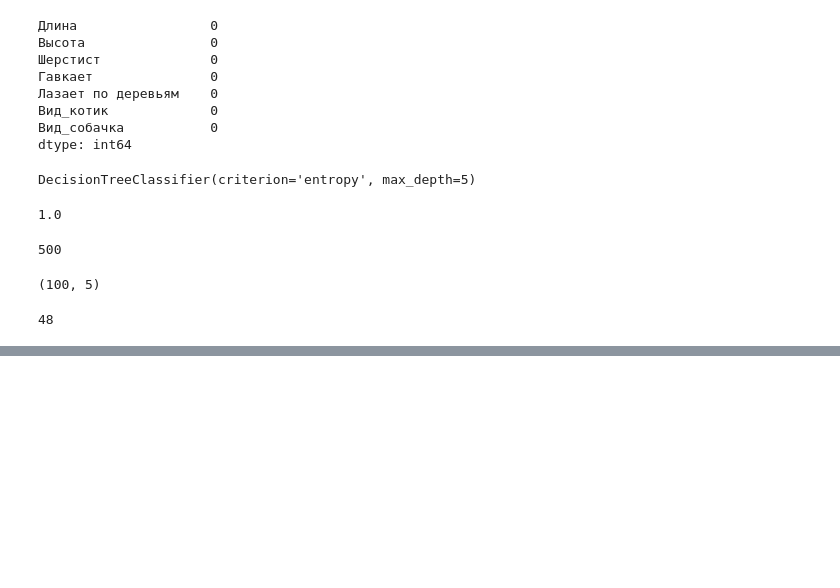
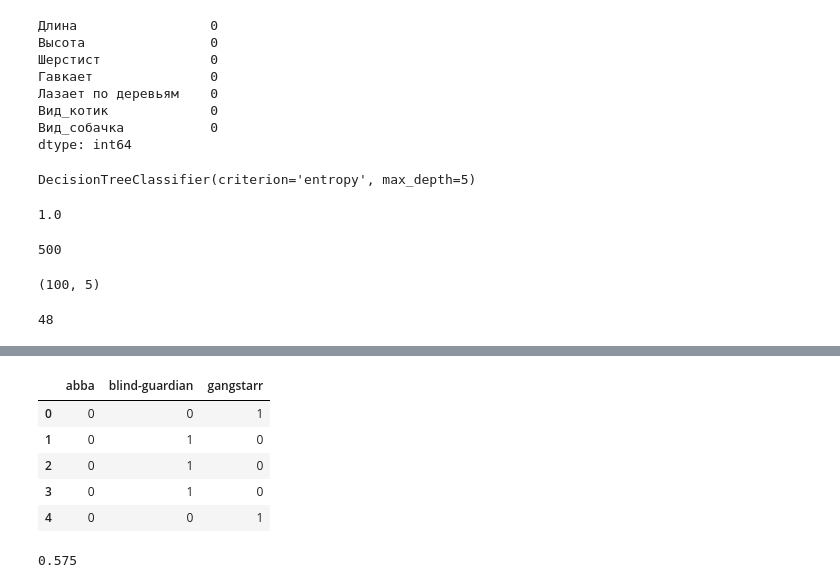
Before and after one commit to vasiljev-sr/MyJupyterNotebook, a Jupyter notebook: Stepik/Step 2/ Titanic Machine Learning from Disaster.ipynb, the cells around one changed output, grey strips where cells are left out. Cells and saved outputs as stored; diff of their text form; code cells hidden in the pictures; blank space fills up the shorter version.

```diff
--- a/Stepik/Step 2/ Titanic Machine Learning from Disaster.ipynb
+++ b/Stepik/Step 2/ Titanic Machine Learning from Disaster.ipynb
@@ -305,0 +401,9 @@ TypeError: precision_score() missing 1 required positional argument: 'y_pred'
+# %%
+y.head()
+# %% [output]
+|  | abba | blind-guardian | gangstarr |
+| 0 | 0 | 0 | 1 |
+| 1 | 0 | 1 | 0 |
+| 2 | 0 | 1 | 0 |
+| 3 | 0 | 1 | 0 |
+| 4 | 0 | 0 | 1 |
@@ -305,0 +414,8 @@ TypeError: precision_score() missing 1 required positional argument: 'y_pred'
+# %%
+clf.fit(X_train,y_train)
+clf.score(X_train,y_train)
+predictions = clf.predict(X_test)
+precision = precision_score(y_test,predictions, average='micro')
+precision
+# %% [output]
+0.575
```
Also changed, not shown: parts of 37 cells of this notebook, 3 other files.
